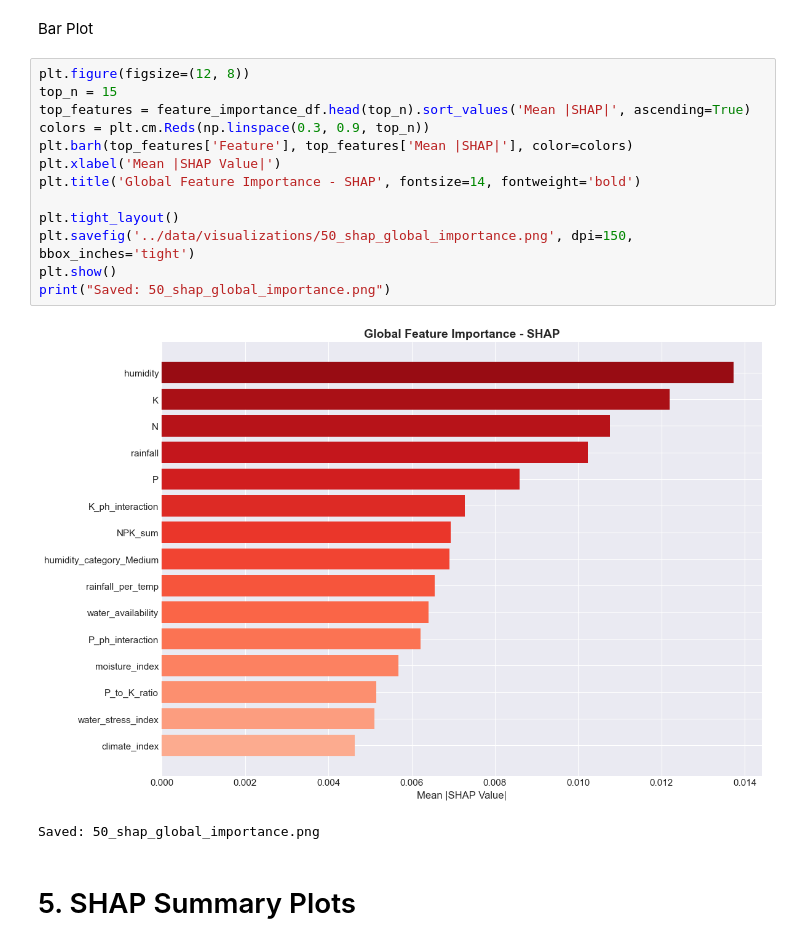
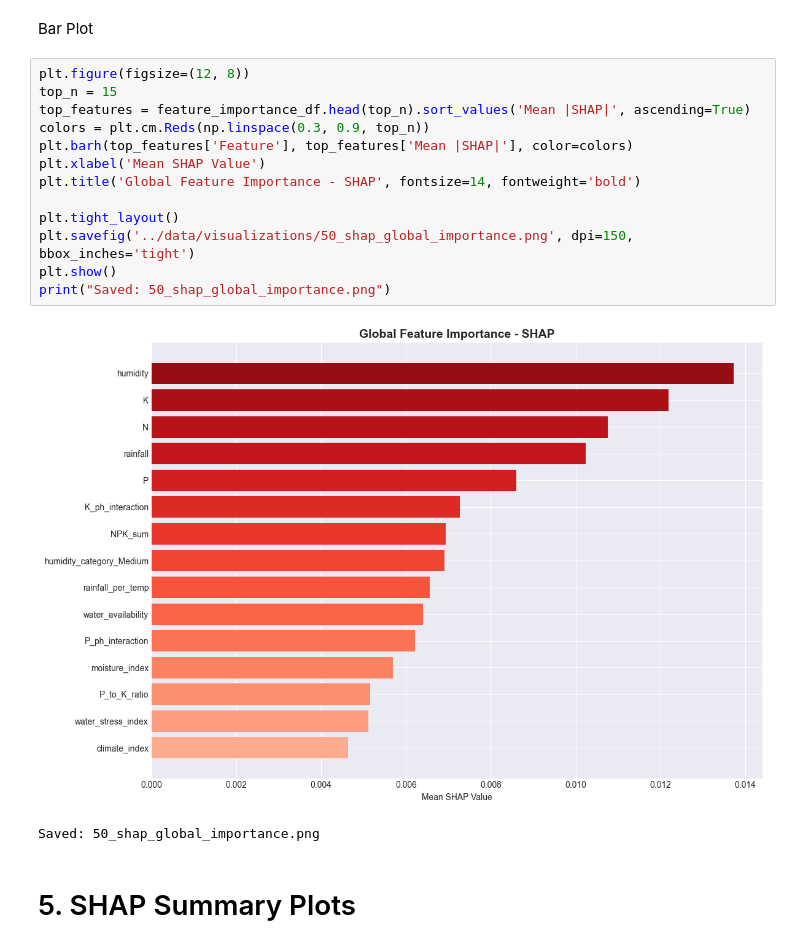
Before and after one commit to x-neon-nexus-o/AI-Powered-Crop-Recommendation-System-with-Explainable-AI-and-Economic-Analysis, a Jupyter notebook: notebooks/13.Explainable AI with SHAP.ipynb, the cells around one changed output. Saved outputs shown, nothing was run; the diff lists cells and outputs as text.

```diff
--- a/notebooks/13.Explainable AI with SHAP.ipynb
+++ b/notebooks/13.Explainable AI with SHAP.ipynb
@@ -149,18 +144,18 @@ Bar Plot
 # %%
 plt.figure(figsize=(12, 8))
 top_n = 15
 top_features = feature_importance_df.head(top_n).sort_values('Mean |SHAP|', ascending=True)
 colors = plt.cm.Reds(np.linspace(0.3, 0.9, top_n))
 plt.barh(top_features['Feature'], top_features['Mean |SHAP|'], color=colors)
-plt.xlabel('Mean |SHAP Value|')
+plt.xlabel('Mean SHAP Value')
 plt.title('Global Feature Importance - SHAP', fontsize=14, fontweight='bold')
 
 plt.tight_layout()
 plt.savefig('../data/visualizations/50_shap_global_importance.png', dpi=150, bbox_inches='tight')
 plt.show()
 print("Saved: 50_shap_global_importance.png")
 # %% [output]
-[figure, old version]
+[figure, new version]
 Saved: 50_shap_global_importance.png
 # %% [markdown]
 # 5. SHAP Summary Plots
```
Also changed, not shown: parts of 9 cells of this notebook, 20 other files.
